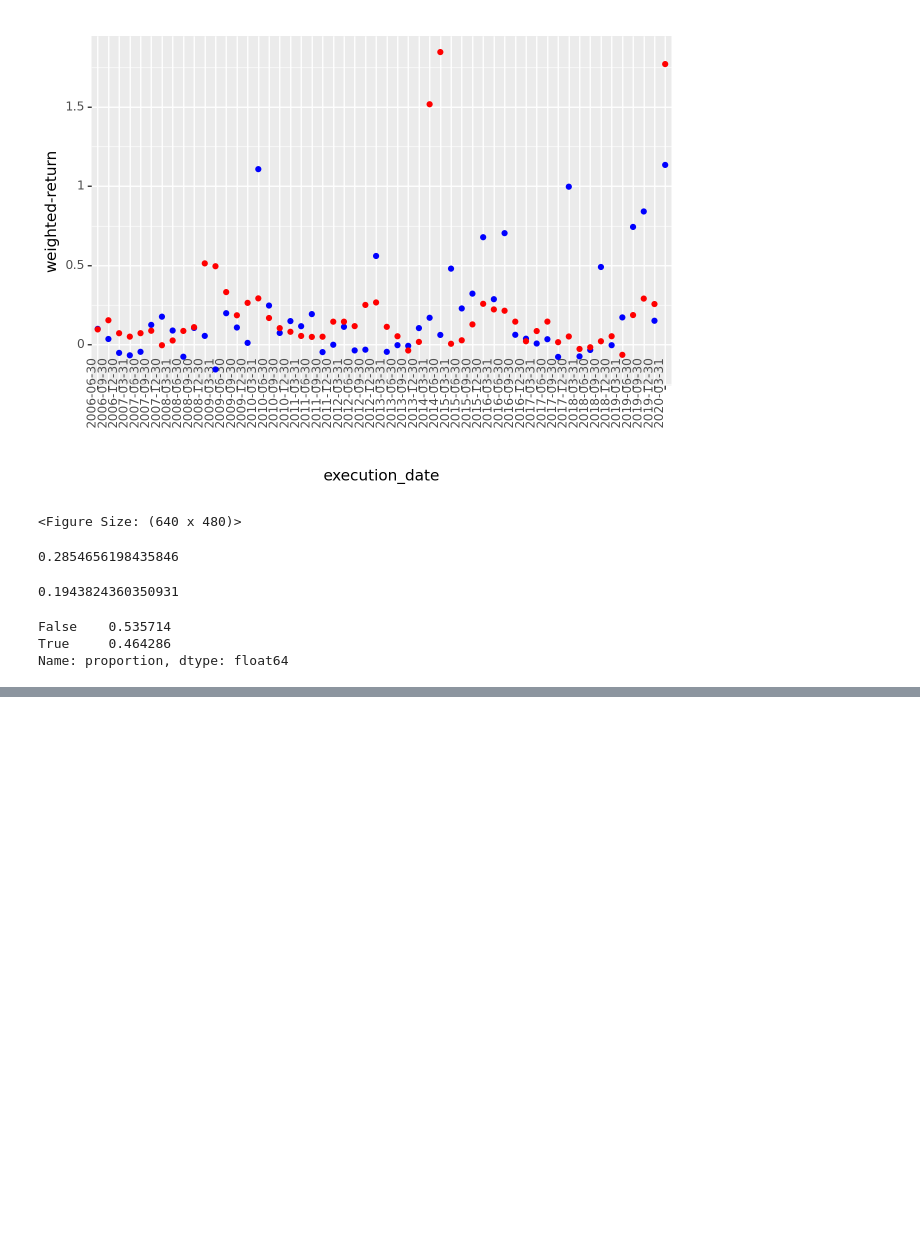
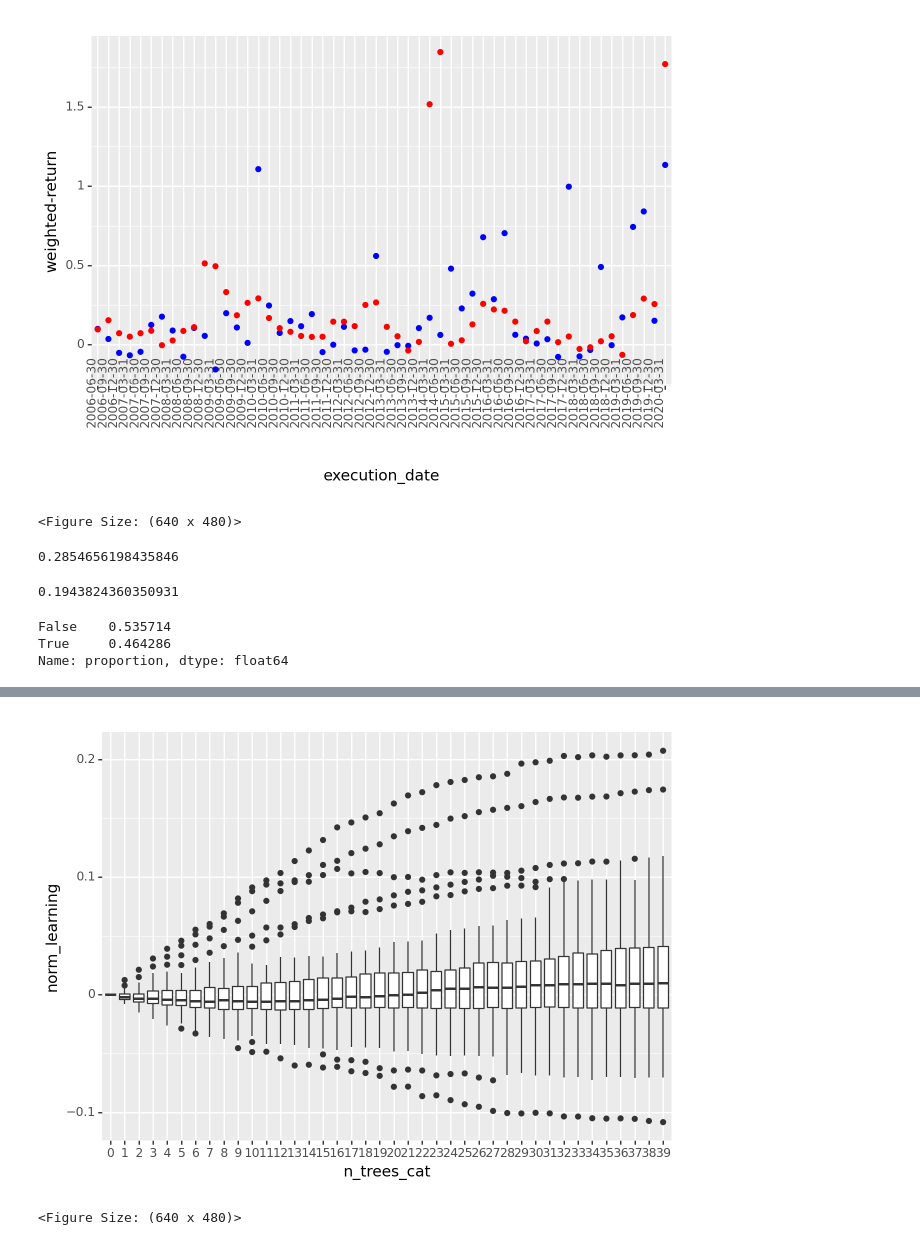
Before and after one commit to uhernando002/zrive-ds, a Jupyter notebook: src/module_5/module5.ipynb, the cells around one changed output, grey strips where cells are left out. Saved outputs shown, nothing was run; the diff lists cells and outputs as text; code cells hidden in the pictures; blank space fills up the shorter version.

```diff
--- a/src/module_5/module5.ipynb
+++ b/src/module_5/module5.ipynb
@@ -422,0 +462,5 @@ Name: proportion, dtype: float64
+# %%
+ggplot(learning_rates, aes(x = "n_trees_cat_valid_0", y = 'norm_learning_valid_0')) + geom_boxplot()
+# %% [output]
+[figure, added]
+<Figure Size: (640 x 480)>
```
Also changed, not shown: parts of 9 cells of this notebook.
